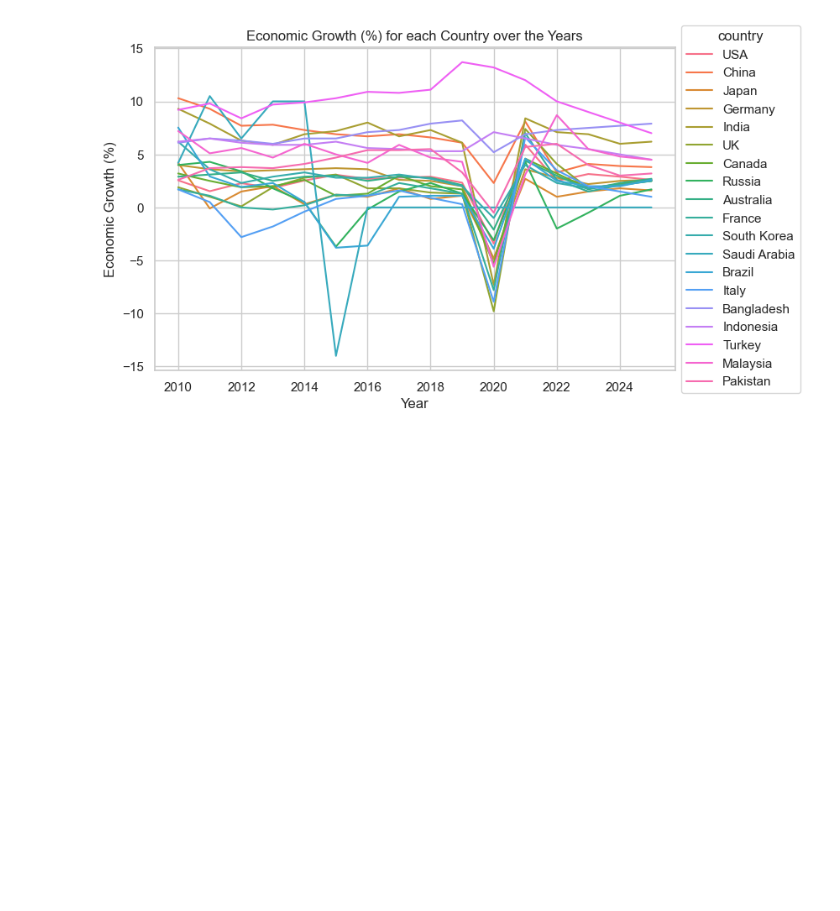
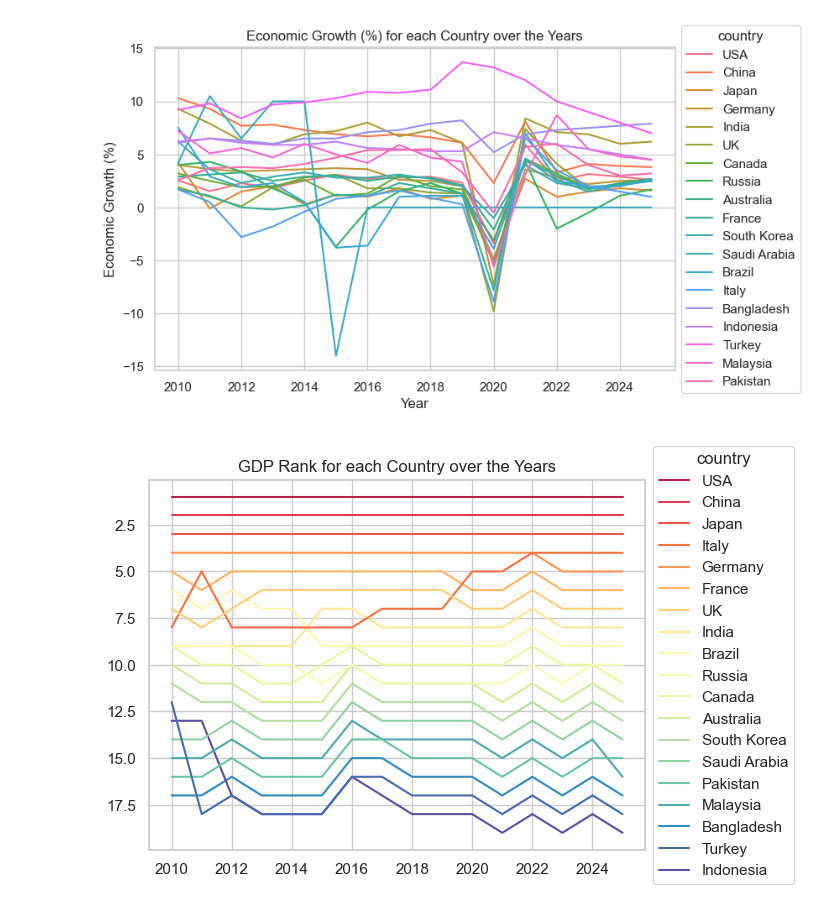
Before and after one commit to eric-kaufmann/economic-values, a Jupyter notebook: analysis.ipynb, the cells around one changed output. Drawn from its saved outputs; the diff is of its cells as text; code cells hidden in the pictures; blank space fills up the shorter version.

Commit message:
rank plot for GDP + better structure

```diff
--- a/analysis.ipynb
+++ b/analysis.ipynb
@@ -149,3 +149,37 @@ plt.title("Economic Growth (%) for each Country over the Years")
 plt.show()
 # %% [output]
 [figure]
+# %%
+# How does the GDP (in billion USD) of each country rank over the years?
+
+df["GDP Rank"] = df.groupby("Year")["GDP (in billion USD)"].rank(method="dense", ascending=False)
+
+fig, ax = plt.subplots()
+
+blues_cmap = plt.get_cmap('Spectral', 20)
+
+last_year_rank_df = df.loc[(df["Year"] == 2025), ["Country", "GDP Rank"]]\
+                        .sort_values("GDP Rank")\
+                        .reset_index(drop=True)
+
+for (c), group in df.groupby("Country"):
+    color = blues_cmap(last_year_rank_df.loc[(last_year_rank_df["Country"] == c, "GDP Rank")].values[0] / 20.0)
+    ax.plot(group["Year"], group["GDP Rank"], label=c, color=color)
+
+ax.set_ylim(ax.get_ylim()[::-1])
+
+handles, labels = ax.get_legend_handles_labels()
+
+# sort both labels and handles by GDP Rank in 2025
+sorted_handles_labels = sorted(
+    zip(handles, labels),
+    key=lambda x: last_year_rank_df.loc[(last_year_rank_df["Country"] == x[1], "GDP Rank")].values[0]
+)
+sorted_handles, sorted_labels = zip(*sorted_handles_labels)
+ax.legend(sorted_handles, sorted_labels, title="country", loc='center left', bbox_to_anchor=(1, 0.5))
+
+plt.title("GDP Rank for each Country over the Years")
+
+plt.show()
+# %% [output]
+[figure, added]
```
Also changed, not shown: parts of 6 cells of this notebook.
